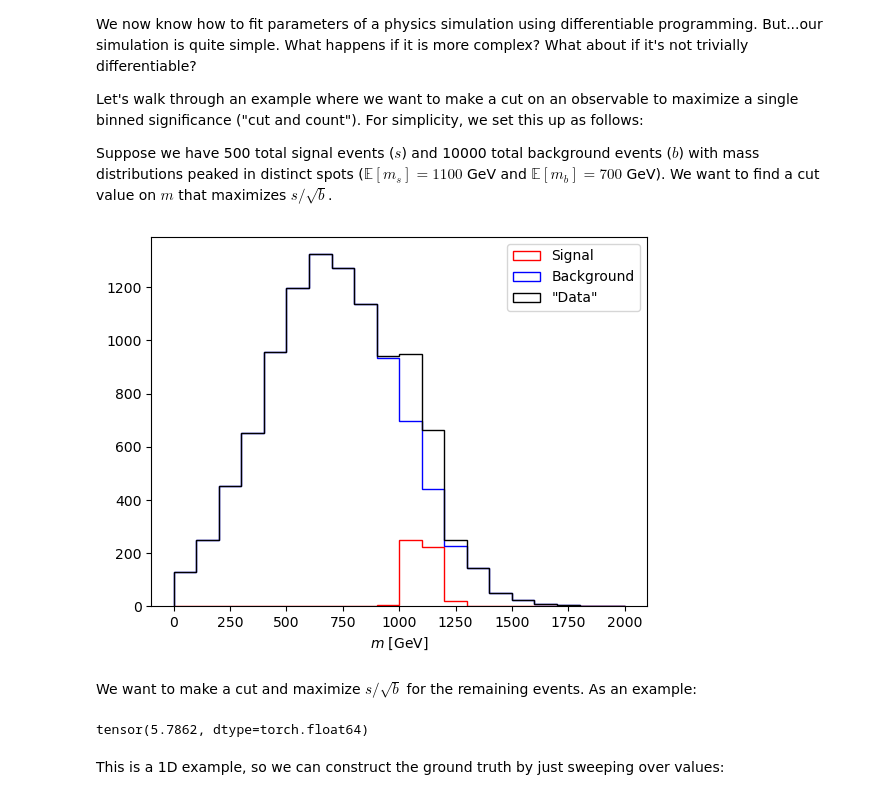
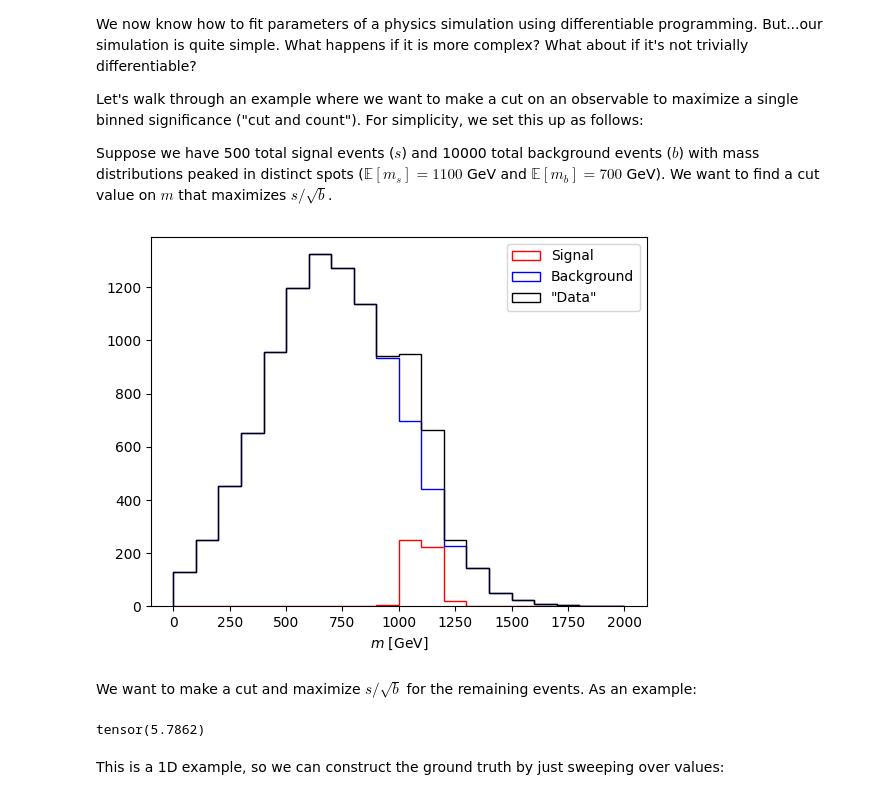
Before and after one commit to mohummudh/2025-lbnl, a Jupyter notebook: sessions/day2/differentiable_programming_solutions.ipynb, the cells around one changed output. Cells and saved outputs as stored; diff of their text form; code cells hidden in the pictures.

```diff
--- a/sessions/day2/differentiable_programming_solutions.ipynb
+++ b/sessions/day2/differentiable_programming_solutions.ipynb
@@ -709,15 +706,15 @@ m_b = 1000*torch.normal(torch.ones(n_b)*0.2, torch.ones(n_b)*0.3)+500
 all_ms = torch.cat([m_s, m_b])
 # %%
 # Plot the distributions
-plt.hist(m_s.numpy(), bins=20, range=[0, 2000], histtype='step', ec='r', label='Signal')
-plt.hist(m_b.numpy(), bins=20, range=[0, 2000], histtype='step', ec='b', label='Background')
+plt.hist(m_s.numpy(), bins=20, range=[0, 2000], histtype='step', edgecolor='r', label='Signal')
+plt.hist(m_b.numpy(), bins=20, range=[0, 2000], histtype='step', edgecolor='b', label='Background')
 
-plt.hist(all_ms.numpy(),  bins=20, range=[0, 2000], histtype='step', ec='k', label='"Data"')
+plt.hist(all_ms.numpy(),  bins=20, range=[0, 2000], histtype='step', edgecolor='k', label='"Data"')
 plt.xlabel('$m$ [GeV]')
 plt.legend()
 plt.show()
 # %% [output]
-[figure, old version]
+[figure, new version]
 # %% [markdown]
 We want to make a cut and maximize $s/\sqrt{b}$ for the remaining events. As an example:
 # %%
@@ -731,9 +728,9 @@ n_s_pass = (m_s >= a).sum()
 n_b_pass = (m_b >= a).sum()
 
 # s/sqrt(b)
-print(n_s_pass/np.sqrt(n_b_pass))
+print(n_s_pass/torch.sqrt(n_b_pass))
 # %% [output]
-tensor(5.7862, dtype=torch.float64)
+tensor(5.7862)
 # %% [markdown]
 This is a 1D example, so we can construct the ground truth by just sweeping over values:
 # %%
```
Also changed, not shown: parts of 10 cells of this notebook, 1 other file.
